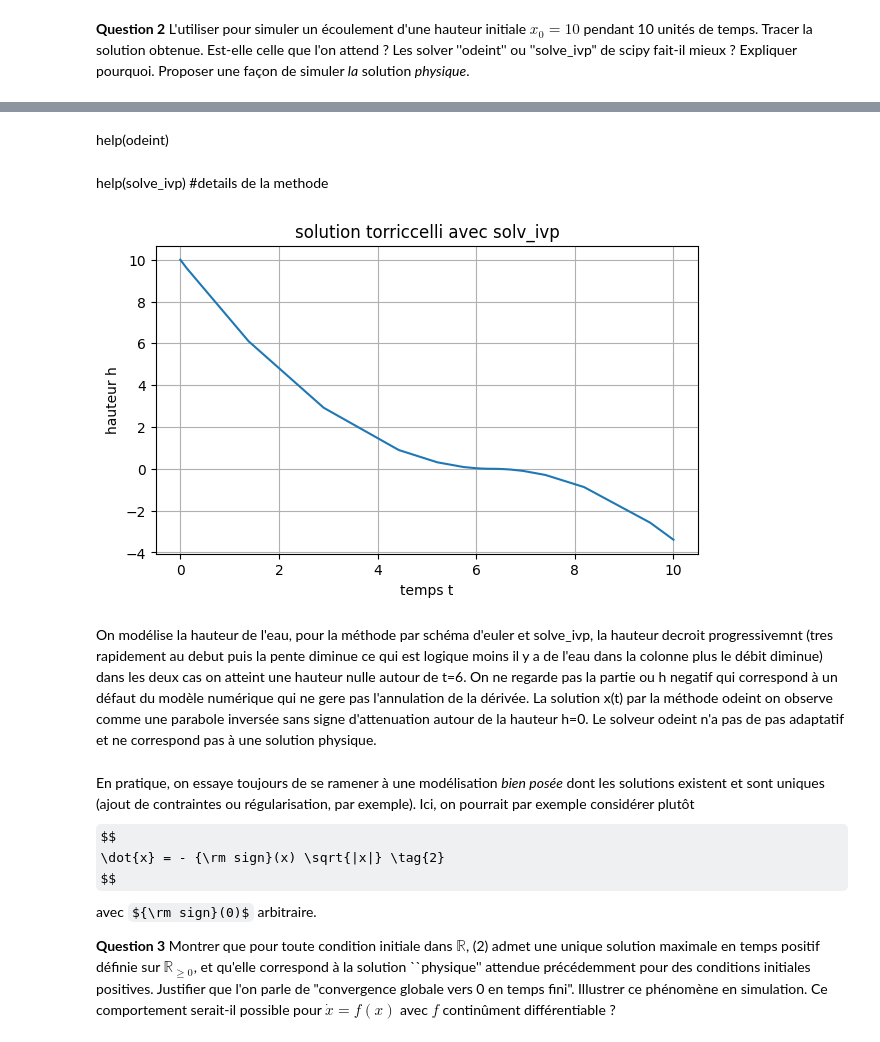
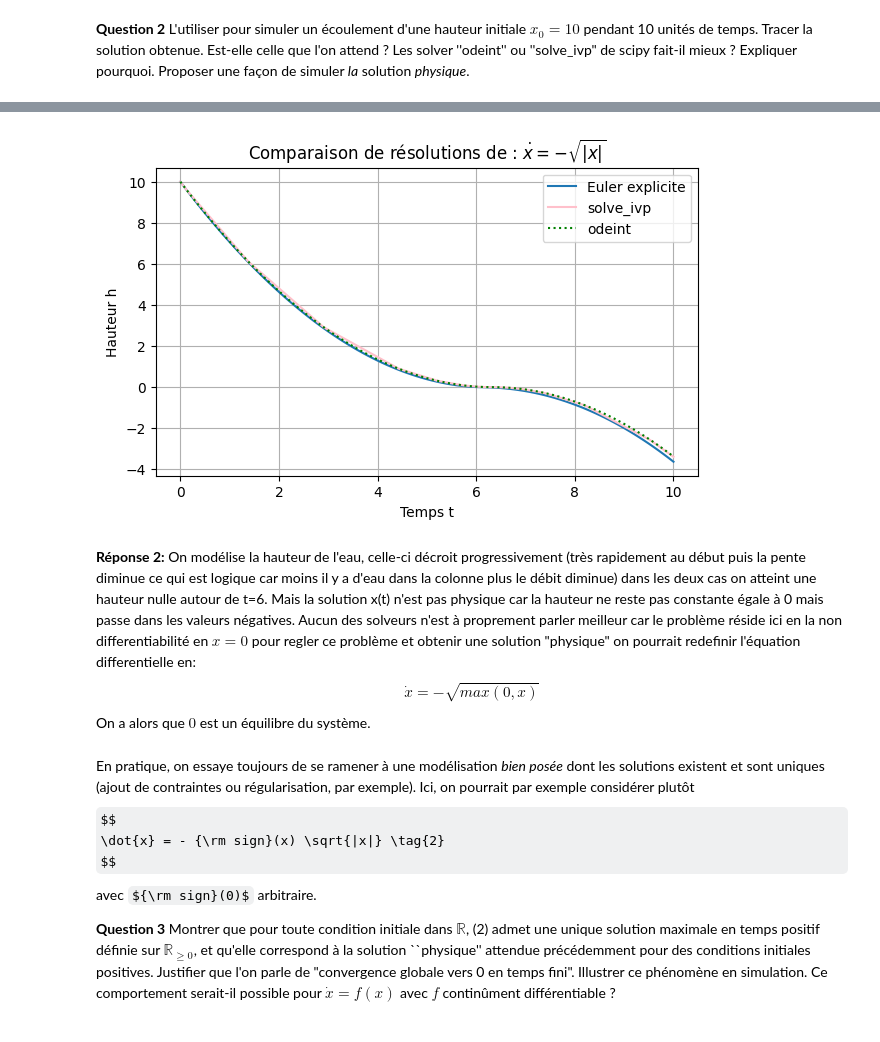
Before and after one commit to eleonoredt/projet_info_UE11, a Jupyter notebook: Projet - Equations Différentielles - 2025(1).ipynb, the cells around one changed output, grey strips where cells are left out. Drawn from its saved outputs; the diff is of its cells as text; code cells hidden in the pictures; some formulas as TeX source.

```diff
--- a/Projet - Equations Différentielles - 2025(1).ipynb
+++ b/Projet - Equations Différentielles - 2025(1).ipynb
@@ -91,25 +78,36 @@ plt.show()
-# %% [markdown]
-help(odeint)
-# %% [markdown]
-help(solve_ivp) #details de la methode
-# %%
-sol_ivp = solve_ivp(f_torricceli, [t0,tf], [x0])
-
-#on trace
-
-plt.plot(sol_ivp.t, sol_ivp.y[0] , label='solution solv_ivp')
-plt.xlabel('temps t')
-plt.ylabel('hauteur h')
-plt.title('solution torriccelli avec solv_ivp')
-plt.grid('True')
-plt.show()
-#ca ressemble plus à Euler
-#La methode solv_ip chosi automatiquement un pas de temps adapté
-# %% [output]
-[figure, removed]
-# %% [markdown]
-On modélise la hauteur de l'eau, pour la méthode par schéma d'euler et solve_ivp, la hauteur decroit progressivemnt (tres rapidement au debut puis la pente diminue ce qui est logique moins il y a de l'eau dans la colonne plus le débit diminue) dans les deux cas on atteint une hauteur nulle autour de t=6. On ne regarde pas la partie ou h negatif qui correspond à un défaut du modèle numérique qui ne gere pas l'annulation de la dérivée.
-La solution x(t) par la méthode odeint on observe comme une parabole inversée sans signe d'attenuation autour de la hauteur h=0. Le solveur odeint n'a pas de pas adaptatif et ne correspond pas à une solution physique.
+# %%
+def f_bis(x,t):
+    return -np.sqrt(np.abs(x))
+#Le methode odeint prend en arguement une fonction f(x,t) alors que EUler et solve_ip s'appliquent a une fonction f(t,x)
+x0=10
+t0=0
+tf=10
+dt=0.1
+
+t, x = euler_explicit(f_torricceli, x0, t0, tf, dt)
+sol_odeint = odeint(f_bis, x0, t)
+sol_ivp = solve_ivp(f_torricceli, [t0, tf], [x0])
+
+plt.plot(t, x, label="Euler explicite", linestyle='-')
+plt.plot(sol_ivp.t, sol_ivp.y[0], label="solve_ivp", linestyle='-', color='pink')
+plt.plot(t, sol_odeint, label="odeint", linestyle=':', color="green")
+#La methode solv_ip chosi automatiquement un pas de temps adapté
+
+
+
+plt.title(r"Comparaison de résolutions de : $\dot{x} = -\sqrt{|x|}$")
+plt.xlabel("Temps t")
+plt.ylabel("Hauteur h")
+plt.legend()
+plt.grid(True)
+plt.show()
+# %% [output]
+[figure, added]
+# %% [markdown]
+__Réponse 2:__
+On modélise la hauteur de l'eau, celle-ci décroit progressivement (très rapidement au début puis la pente diminue ce qui est logique car moins il y a d'eau dans la colonne plus le débit diminue) dans les deux cas on atteint une hauteur nulle autour de t=6. Mais la solution x(t) n'est pas physique car la hauteur ne reste pas constante égale à 0 mais passe dans les valeurs négatives.
+Aucun des solveurs n'est à proprement parler meilleur car le problème réside ici en la non differentiabilité en $x=0$ pour regler ce problème et obtenir une solution "physique" on pourrait redefinir l'équation  differentielle en: $$\dot{x} = - \sqrt{max(0,x)}$$
+On a alors que $0$ est un équilibre du système.
 # %% [markdown]
 En pratique, on essaye toujours de se ramener à une modélisation *bien posée* dont les solutions existent et sont uniques (ajout de contraintes ou régularisation, par exemple). Ici, on pourrait par exemple considérer plutôt
 $$
```
Also changed, not shown: parts of 8 cells of this notebook.
